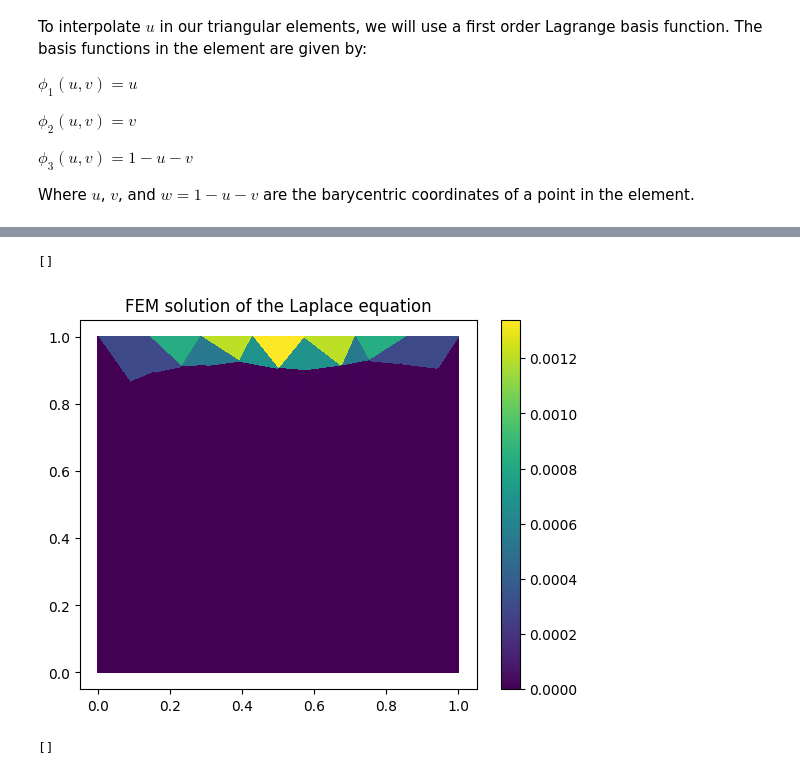
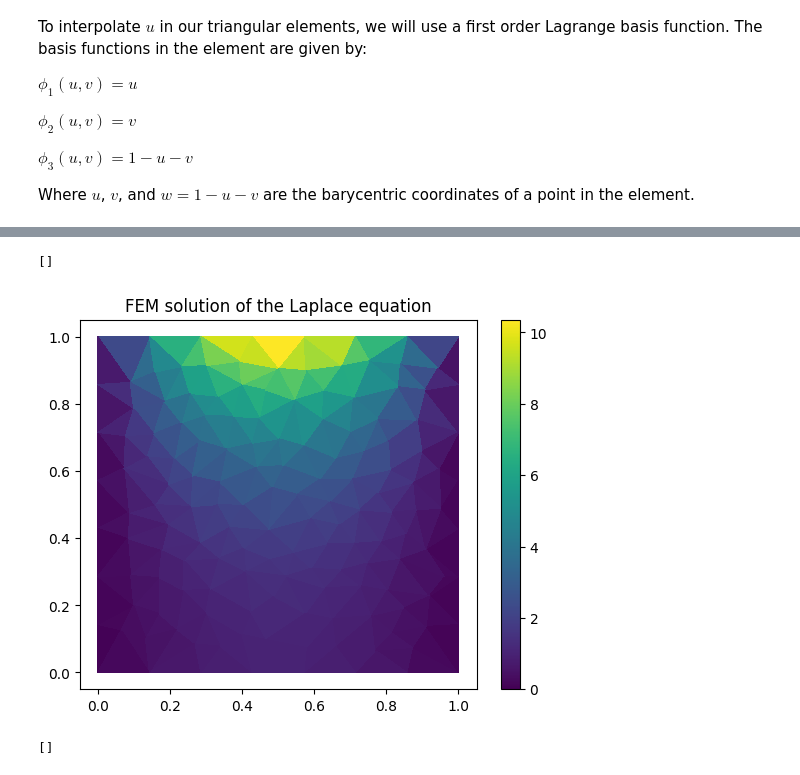
Before and after one commit to SteveRunser/fem, a Jupyter notebook: 2_2d_laplace_eq_neuman_bc_linear_basis.ipynb, the cells around one changed output, grey strips where cells are left out. Saved outputs shown, nothing was run; the diff lists cells and outputs as text; code cells hidden in the pictures.

```diff
--- a/2_2d_laplace_eq_neuman_bc_linear_basis.ipynb
+++ b/2_2d_laplace_eq_neuman_bc_linear_basis.ipynb
@@ -92,12 +63,14 @@ mesh = tm.load_mesh('unstructured_square.obj')
 #Make sure that the origin of the mesh is 0,0
 mesh.vertices -= mesh.vertices.min(axis=0)
 
+#Remove the z coordinate
+mesh.vertices = mesh.vertices[:, :2]
+
 #Get the edges located at the boundary of the mesh
 mesh.boundary_edges = mesh.edges[tm.grouping.group_rows(mesh.edges_sorted, require_count=1)]
 
 #Get the vertices located at the boundary of the mesh
 mesh.boundary_vertices_idx = np.unique(mesh.boundary_edges)
-
 
 #Create a unique idx for each edge and relate it to the position of the edge in the mesh.edges_unique array.
 mesh.unique_idx_to_edge_idx = {
@@ -170,7 +169,7 @@ global_stiffness_matrix.sum_duplicates()
 
 
 #This is the vector on the right hand side of our linear system of equations
-rhs_vec = np.zeros(shape_global_stiffness_matrix[0])
+rhs_vec = np.zeros(global_stiffness_matrix.shape[0])
 
 def get_face_local_coordinates(face, node_index):
 
@@ -186,7 +185,7 @@ def get_face_local_coordinates(face, node_index):
 
 
 # This function computes the product of a basis function and the derivative of the solution along the boundary
-def basis_and_boundary_derivative_product(t, v1_local_pos, v2_local_pos, n1, n2, n3, basis_fn_lst, i):
+def basis_and_boundary_derivative_product(t, v1_local_pos, v2_local_pos, v1_global_pos, v2_global_pos, basis_fn):
     # t goes from 0 to 1 and defines the local position along the edge in term of local coordinates (u,v)
     # The function defined at the boundary is given in global coordinates, therefore we need to compute the global value of x
     # x is given by x = (n1 - n3)u + (n2 - n3)v + n3
@@ -195,9 +194,9 @@ def basis_and_boundary_derivative_product(t, v1_local_pos, v2_local_pos, n1, n2,
     (u,v) = (v2_local_pos - v1_local_pos) * t + v1_local_pos
 
     # Now we transform the local coordinates (u,v) into global coordinates (x,y)
-    (x, y, z) = (n1-n3) * u + (n2-n3) * v + n3
+    (x, y) = (v2_global_pos - v1_global_pos) * t + v1_global_pos
 
-    return basis_fn_lst[i](u, v) * (np.pi * np.sin(np.pi * x) * np.sinh(np.pi))
+    return basis_fn(u, v) * (np.pi * np.sin(np.pi * x) * np.sinh(np.pi))
 
 # Store in this list the indices of the nodes that are located on the boundary at x=0 and x=1
 dirchlet_boundary_nodes_idx = []
@@ -217,33 +216,21 @@ for boundary_edge_idx in np.argwhere(edge_face_ar[:, 1] == -1):
     #The position of the vertices in the global coordinate system
     v1_global_pos, v2_global_pos = mesh.vertices[v1_idx], mesh.vertices[v2_idx]
 
-    #Get the global positions of the 3 nodes in the face
-    n1_global_pos, n2_global_pos, n3_global_pos = mesh.vertices[boundary_face_node_idx]
-
     #The position of the vertices in the face local coordinate system
-    v1_local_pos = get_face_local_coordinates(mesh.faces[boundary_face_idx][0], v1_idx)
-    v2_local_pos = get_face_local_coordinates(mesh.faces[boundary_face_idx][0], v2_idx)
+    v1_local_pos = get_face_local_coordinates(boundary_face_node_idx, v1_idx)
+    v2_local_pos = get_face_local_coordinates(boundary_face_node_idx, v2_idx)
 
     #If the edge is oriented along the x-axis and located at the top boundary
     if (v1_global_pos[1] == v2_global_pos[1]) and (np.abs(v1_global_pos[1] -1.0) <= 0.1):
 
+        #Integrate the product of the basis function and the derivative of the solution along the boundary
         boundary_term_ar = np.array([
-            quad(basis_and_boundary_derivative_product, 0, 1,
-                 args=(
-                    v1_local_pos,
-                    v2_local_pos,
-                    n1_global_pos,
-                    n2_global_pos,
-                    n3_global_pos,
-                    basis_fn_lst,
-                    i
-                ))[0] * np.linalg.norm(v1_global_pos - v2_global_pos)  #* face_areas[boundary_face_idx]
-            for i in range(n_local_basis_fn)
-        ])
+            quad(basis_and_boundary_derivative_product, 0, 1, args=(v1_local_pos, v2_local_pos, v1_global_pos, v2_global_pos, basis_fn))[0] for basis_fn in basis_fn_lst
+        ]) * np.linalg.norm(v2_global_pos - v1_global_pos)
 
 
 
-        #Now we need to add the boundary term to the right hand side vector
+        #The boundary term is added to the right hand side vector
         for i, global_node_idx in enumerate(boundary_face_node_idx):
             rhs_vec[global_node_idx] = rhs_vec[global_node_idx] + boundary_term_ar[i]
 
@@ -258,28 +245,28 @@ for boundary_edge_idx in np.argwhere(edge_face_ar[:, 1] == -1):
 dirichlet_boundary_node_mask = np.zeros(n_vertices, dtype=bool)
 dirichlet_boundary_node_mask[dirchlet_boundary_nodes_idx] = True
 
+
 # We remove all the rows and columns that correspond to the Dirichlet boundary nodes from the stiffness matrix and the right hand side vector
 global_stiffness_matrix_with_BC = global_stiffness_matrix[:, ~dirichlet_boundary_node_mask]
 global_stiffness_matrix_with_BC = global_stiffness_matrix_with_BC[ ~dirichlet_boundary_node_mask,:]
-
 rhs_vec_with_BC = rhs_vec[~dirichlet_boundary_node_mask]
 # %%
 # Now we just have to solve the system of equations, to get the coefficients of the basis functions at the interior points
-sol_interior = spsolve(global_stiffness_matrix_with_BC, rhs_vec_with_BC* 0.0004)
+sol_interior = spsolve(global_stiffness_matrix_with_BC, rhs_vec_with_BC)
 
 # We regroup the solution of the interior points with the boundary points
 sol = np.zeros(n_vertices)
 
 sol[~dirichlet_boundary_node_mask] = sol_interior
 
 #Plot the solution
 plt.tripcolor(mesh.vertices[:, 0], mesh.vertices[:, 1], mesh.faces, sol, shading='flat', vmin=0)
 plt.colorbar()
 plt.title('FEM solution of the Laplace equation')
 plt.plot()
 # %% [output]
 []
-[figure, old version]
+[figure, new version]
 # %%
 analytical_solution = np.sin(mesh.vertices[:, 0] * np.pi) * np.cosh(mesh.vertices[:, 1] * np.pi)
 
```
Also changed, not shown: parts of 8 cells of this notebook, 1 other file.
